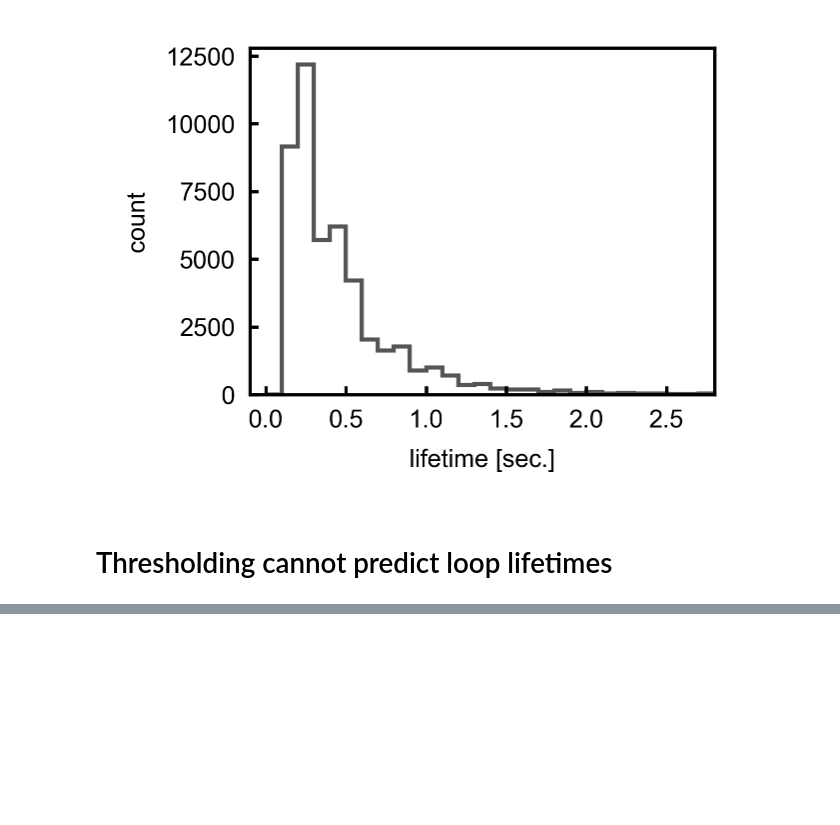
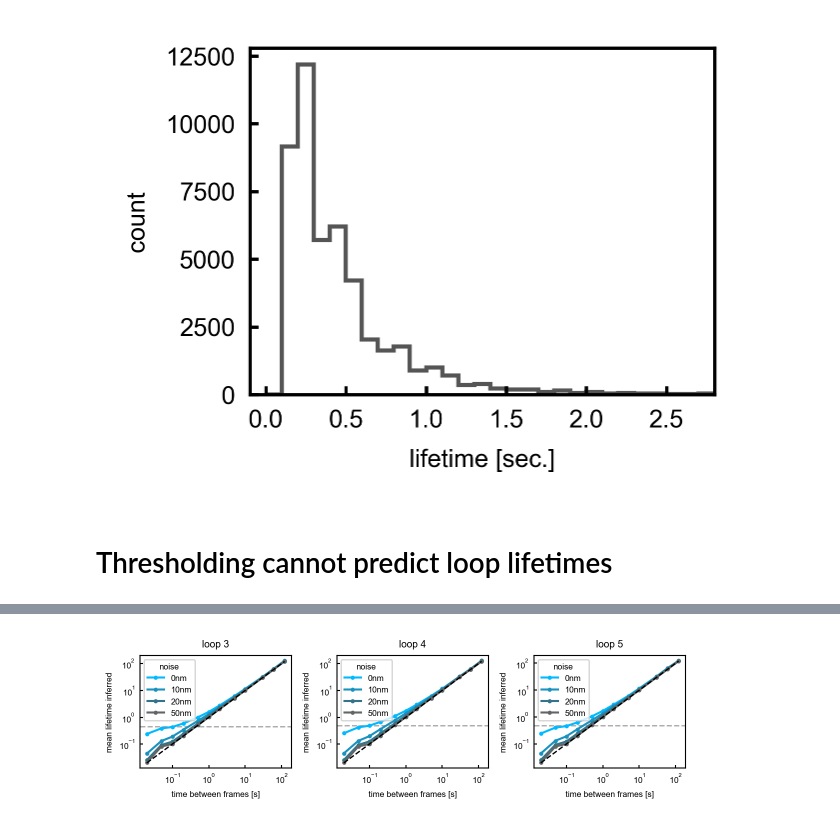
Before and after one commit to jjusuf2/looping_review_code, a Jupyter notebook: figure_code/Fig2_lifetimes_figures.ipynb, the cells around one changed output, grey strips where cells are left out. Cells and saved outputs as stored; diff of their text form; code cells hidden in the pictures; blank space fills up the shorter version.

```diff
--- a/figure_code/Fig2_lifetimes_figures.ipynb
+++ b/figure_code/Fig2_lifetimes_figures.ipynb
@@ -243,33 +247,37 @@ EP_loops_lifetime_histograms = pd.read_pickle('../data/EP_loops_lifetime_histogr
 t_under_50nm_EP = pd.read_csv(f'../data/EP_loops_under_threshold_times_50nm.csv')
 
 EP_loops = [3, 4, 5]
-dt_arr = np.array([0.02, 0.05, 0.1, 0.2, 0.5, 1])
+dt_arr = np.array([0.02, 0.05, 0.1, 0.2, 0.5, 1, 2, 5, 10, 30, 60, 120])
 
 colors = {0: '#00b9ff',
           10: '#1992bf',
           20: '#34738a',
           50: '#626566'}
 
 fig, axs = plt.subplots(1, 3, figsize=(6, 1.8))
 for ax_index, loop_num in enumerate(EP_loops):
     axs[ax_index].axhline(EP_loops_lifetime_histograms.loc[loop_num,'mean'], 0, 1, color='#aaaaaa', linestyle='--', linewidth=1, zorder=-1)
     for noise in [0, 10, 20, 50]:
         x = []
         y = []
         for dt in dt_arr:
             x.append(dt)
             y.append(np.nanmean(t_under_50nm_EP.loc[(t_under_50nm_EP['loop']==loop_num) &
                                                     (t_under_50nm_EP['noise']==noise) &
                                                     (t_under_50nm_EP['dt']==dt),'time']))
         axs[ax_index].plot(x, y, marker='o', ms=2, label=f'{noise}nm', color=colors[noise])
     handles, labels = axs[ax_index].get_legend_handles_labels()
     axs[ax_index].set_xscale('log')
     axs[ax_index].set_yscale('log')
     axs[ax_index].set_xlabel('time between frames [s]')
     axs[ax_index].set_ylabel('mean lifetime inferred');
     axs[ax_index].legend(handles=handles, title='noise');
     axs[ax_index].set_title(f'loop {loop_num}')
     axs[ax_index].plot(dt_arr, dt_arr, 0, 1, color='black', linestyle='--', linewidth=1, zorder=10)
 
+    axs[ax_index].minorticks_off()
+
 plt.tight_layout()
 plt.savefig('../figure_exports/fig2_EP_loops_inferred_lifetimes.svg')
+# %% [output]
+[figure, added]
```
Also changed, not shown: parts of 1 cell of this notebook, 8 other files.
